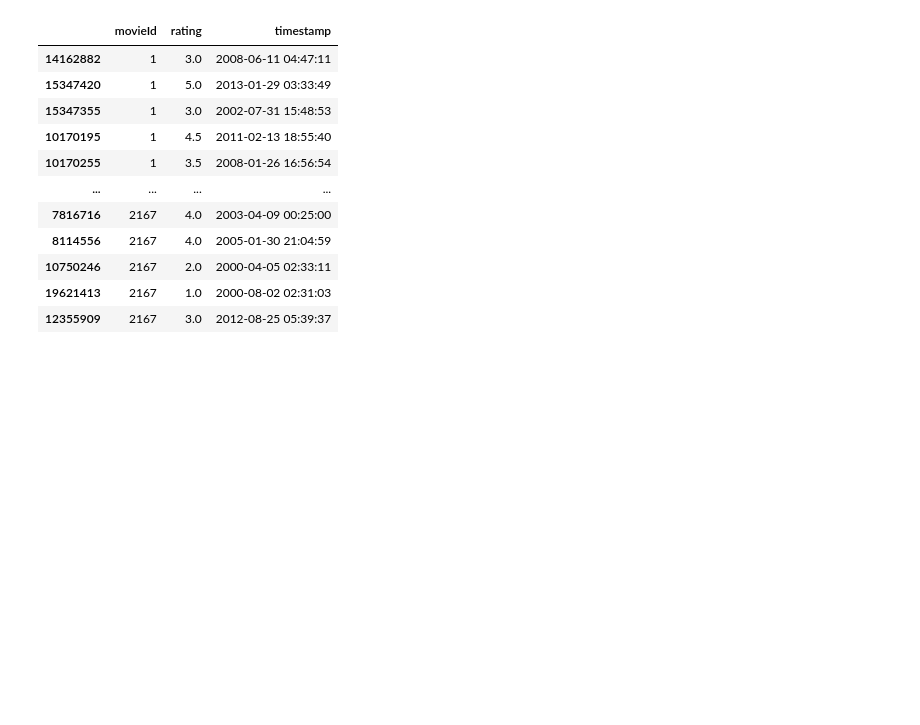
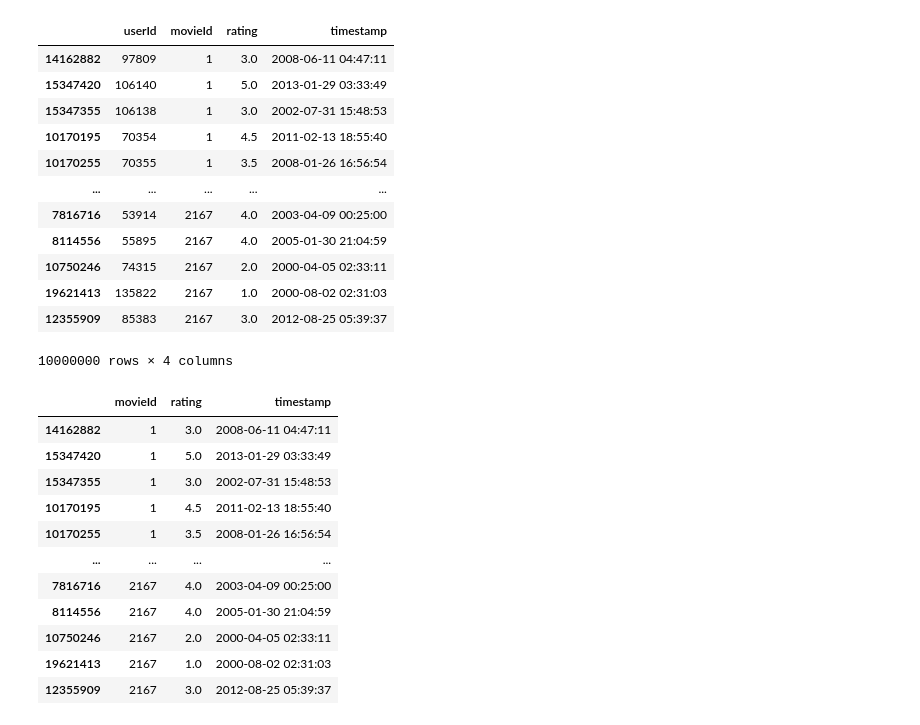
Before and after one commit to Pspetz/Big-Data-Analytics, a Jupyter notebook: query1.ipynb, the cells around one changed output. Cells and saved outputs as stored; diff of their text form; code cells hidden in the pictures; blank space fills up the shorter version.

```diff
--- a/query1.ipynb
+++ b/query1.ipynb
@@ -16,8 +31,23 @@ df=df.drop(columns=["genres"])
 # %%
 columns_list = ["userId", "movieId","rating","timestamp"]
 dx=pd.read_csv("/home/spetz/Downloads/archive/rating.csv", usecols=columns_list)
 dx=dx.sort_values("movieId")
 dx=dx[:10000000]
+dx
+# %% [output]
+|  | userId | movieId | rating | timestamp |
+| 14162882 | 97809 | 1 | 3.0 | 2008-06-11 04:47:11 |
+| 15347420 | 106140 | 1 | 5.0 | 2013-01-29 03:33:49 |
+| 15347355 | 106138 | 1 | 3.0 | 2002-07-31 15:48:53 |
+| 10170195 | 70354 | 1 | 4.5 | 2011-02-13 18:55:40 |
+| 10170255 | 70355 | 1 | 3.5 | 2008-01-26 16:56:54 |
+| ... | ... | ... | ... | ... |
+| 7816716 | 53914 | 2167 | 4.0 | 2003-04-09 00:25:00 |
+| 8114556 | 55895 | 2167 | 4.0 | 2005-01-30 21:04:59 |
+| 10750246 | 74315 | 2167 | 2.0 | 2000-04-05 02:33:11 |
+| 19621413 | 135822 | 2167 | 1.0 | 2000-08-02 02:31:03 |
+| 12355909 | 85383 | 2167 | 3.0 | 2012-08-25 05:39:37 |
+10000000 rows × 4 columns
 # %%
 dx=dx.drop(columns=["userId"])
 dx
```
Also changed, not shown: parts of 11 cells of this notebook.
